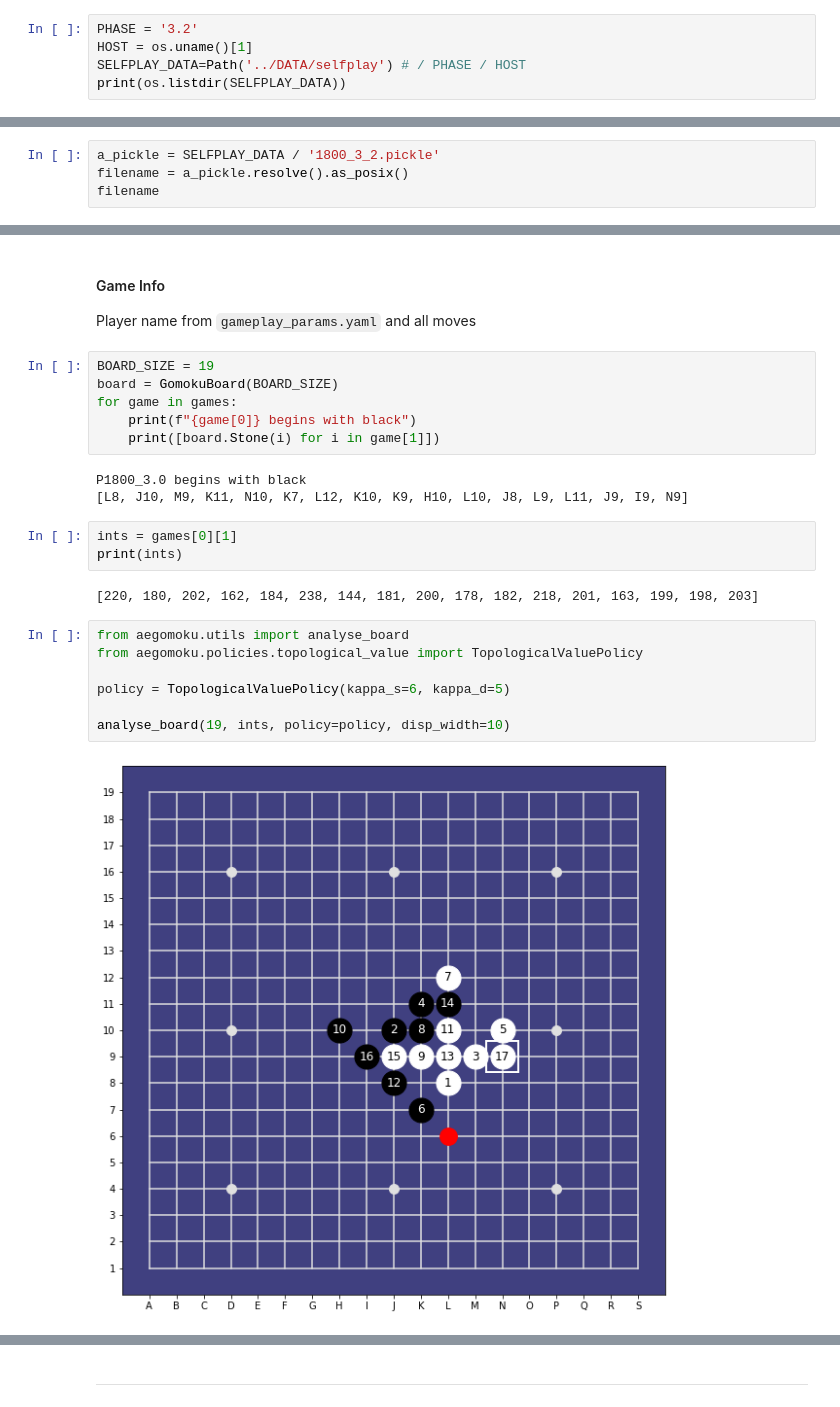
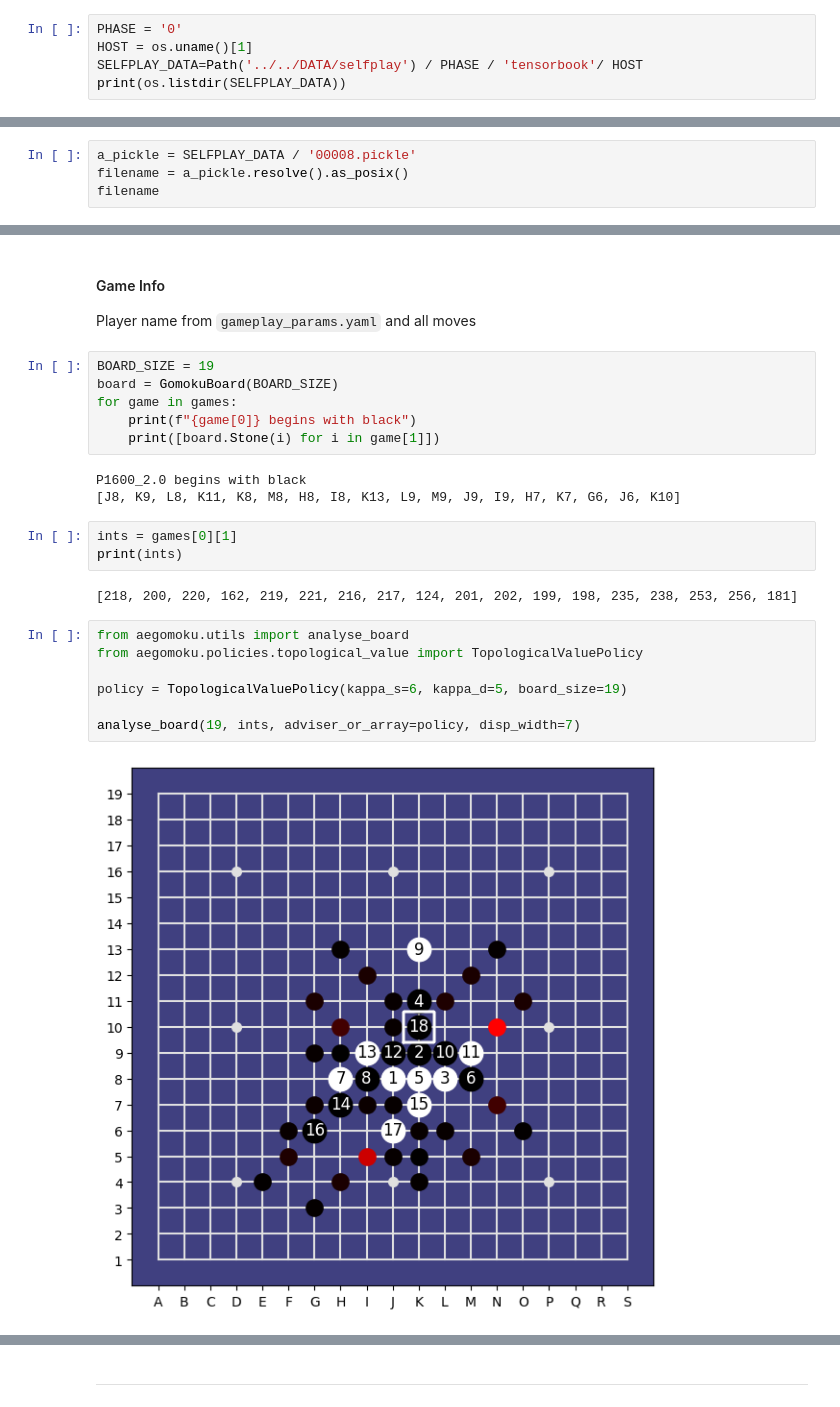
Before and after one commit to Project-Ellie/DeepGomoku, a Jupyter notebook: notebooks/Analyzing_SelfPlay.ipynb, the cells around one changed output, grey strips where cells are left out. Drawn from its saved outputs; the diff is of its cells as text.

```diff
--- a/notebooks/Analyzing_SelfPlay.ipynb
+++ b/notebooks/Analyzing_SelfPlay.ipynb
@@ -13,8 +13,8 @@ import os
 # %% [markdown]
 # The Data
 # %%
-PHASE = '3.2'
+PHASE = '0'
 HOST = os.uname()[1]
-SELFPLAY_DATA=Path('../DATA/selfplay') # / PHASE / HOST
+SELFPLAY_DATA=Path('../../DATA/selfplay') / PHASE / 'tensorbook'/ HOST
 print(os.listdir(SELFPLAY_DATA))
 # %% [output]
@@ -22,5 +22,5 @@ print(os.listdir(SELFPLAY_DATA))
 # %%
-a_pickle = SELFPLAY_DATA / '1800_3_2.pickle'
+a_pickle = SELFPLAY_DATA / '00008.pickle'
 filename = a_pickle.resolve().as_posix()
 filename
 # %% [output]
@@ -40,22 +40,22 @@ for game in games:
     print(f"{game[0]} begins with black")
     print([board.Stone(i) for i in game[1]])
 # %% [output]
-P1800_3.0 begins with black
-[L8, J10, M9, K11, N10, K7, L12, K10, K9, H10, L10, J8, L9, L11, J9, I9, N9]
+P1600_2.0 begins with black
+[J8, K9, L8, K11, K8, M8, H8, I8, K13, L9, M9, J9, I9, H7, K7, G6, J6, K10]
 # %%
 ints = games[0][1]
 print(ints)
 # %% [output]
-[220, 180, 202, 162, 184, 238, 144, 181, 200, 178, 182, 218, 201, 163, 199, 198, 203]
+[218, 200, 220, 162, 219, 221, 216, 217, 124, 201, 202, 199, 198, 235, 238, 253, 256, 181]
 # %%
 from aegomoku.utils import analyse_board
 from aegomoku.policies.topological_value import TopologicalValuePolicy
 
-policy = TopologicalValuePolicy(kappa_s=6, kappa_d=5)
+policy = TopologicalValuePolicy(kappa_s=6, kappa_d=5, board_size=19)
 
-analyse_board(19, ints, policy=policy, disp_width=10)
+analyse_board(19, ints, adviser_or_array=policy, disp_width=7)
 # %% [output]
-[figure, old version]
+[figure, new version]
 # %%
 from aegomoku.tools import string_to_stones
 stones = [board.Stone(i) for i in ints]
```
Also changed, not shown: parts of 5 cells of this notebook, 17 other files.
